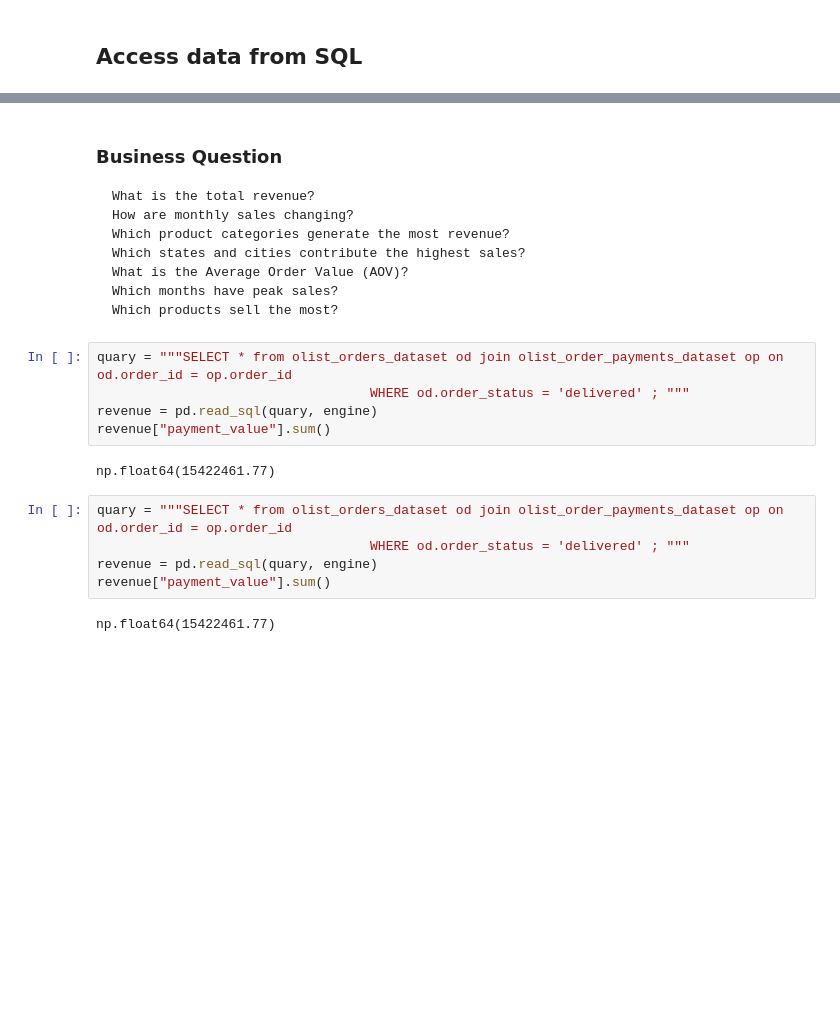
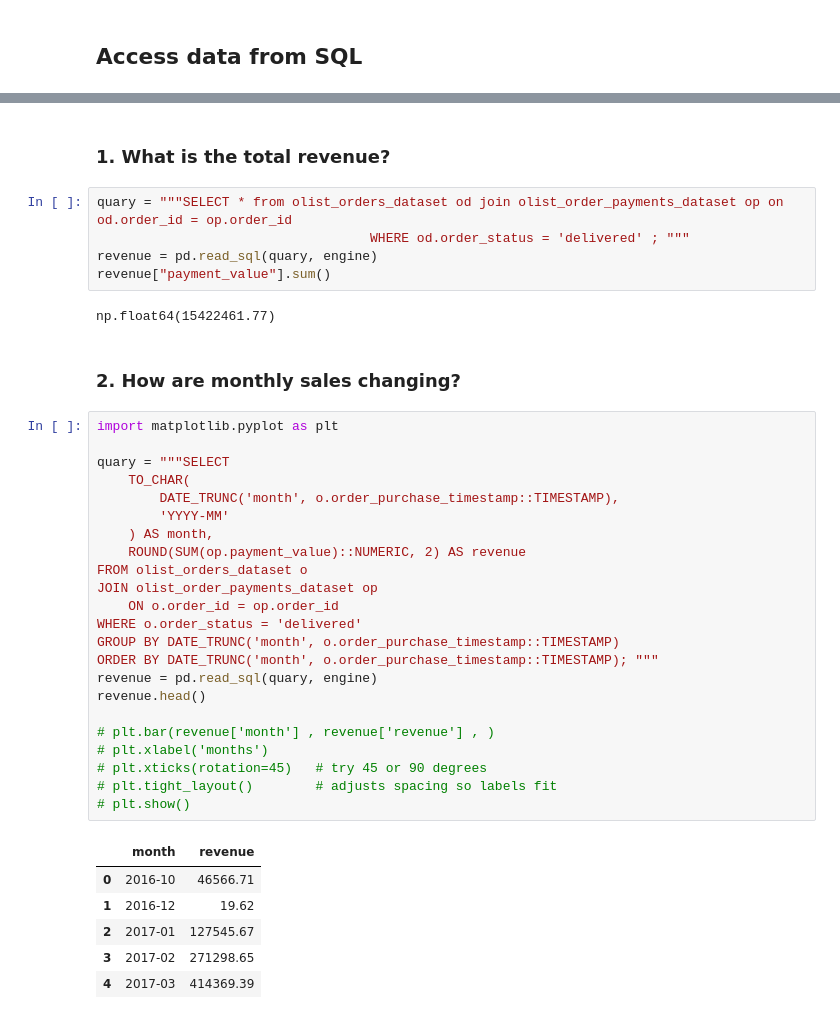
Before and after one commit to Nikhilprajapati4/Sales-analysis, a Jupyter notebook: notebook/SQL.ipynb, the cells around one changed output, grey strips where cells are left out. Saved outputs shown, nothing was run; the diff lists cells and outputs as text; blank space fills up the shorter version.

```diff
--- a/notebook/SQL.ipynb
+++ b/notebook/SQL.ipynb
@@ -111,15 +122,8 @@ Index(['review_id', 'order_id', 'review_score', 'review_comment_title',
 | 1 | 80e641a11e56f04c1ad469d5645fdfde | a548910a1c6147796b98fdf73dbeba33 | 5 | None | None | 2018-03-10 00:00:00 | ... |
 | 2 | 228ce5500dc1d8e020d8d1322874b6f0 | f9e4b658b201a9f2ecdecbb34bed034b | 5 | None | None | 2018-02-17 00:00:00 | ... |
 ... (6 outputs left out)
-# %% [markdown]
-### Business Question
-    What is the total revenue?
-    How are monthly sales changing?
-    Which product categories generate the most revenue?
-    Which states and cities contribute the highest sales?
-    What is the Average Order Value (AOV)?
-    Which months have peak sales?
-    Which products sell the most?
+# %% [markdown]
+### 1. What is the total revenue?
 # %%
 quary = """SELECT * from olist_orders_dataset od join olist_order_payments_dataset op on od.order_id = op.order_id
                                    WHERE od.order_status = 'delivered' ; """
@@ -127,10 +131,35 @@ revenue = pd.read_sql(quary, engine)
 revenue["payment_value"].sum()
 # %% [output]
 np.float64(15422461.77)
+# %% [markdown]
+### 2. How are monthly sales changing?
 # %%
-quary = """SELECT * from olist_orders_dataset od join olist_order_payments_dataset op on od.order_id = op.order_id
-                                   WHERE od.order_status = 'delivered' ; """
+import matplotlib.pyplot as plt
+
+quary = """SELECT
+    TO_CHAR(
+        DATE_TRUNC('month', o.order_purchase_timestamp::TIMESTAMP),
+        'YYYY-MM'
+    ) AS month,
+    ROUND(SUM(op.payment_value)::NUMERIC, 2) AS revenue
+FROM olist_orders_dataset o
+JOIN olist_order_payments_dataset op
+    ON o.order_id = op.order_id
+WHERE o.order_status = 'delivered'
+GROUP BY DATE_TRUNC('month', o.order_purchase_timestamp::TIMESTAMP)
+ORDER BY DATE_TRUNC('month', o.order_purchase_timestamp::TIMESTAMP); """
 revenue = pd.read_sql(quary, engine)
-revenue["payment_value"].sum()
+revenue.head()
+
+# plt.bar(revenue['month'] , revenue['revenue'] , )
+# plt.xlabel('months')
+# plt.xticks(rotation=45)   # try 45 or 90 degrees
+# plt.tight_layout()        # adjusts spacing so labels fit
+# plt.show()
 # %% [output]
-np.float64(15422461.77)
+|  | month | revenue |
+| 0 | 2016-10 | 46566.71 |
+| 1 | 2016-12 | 19.62 |
+| 2 | 2017-01 | 127545.67 |
+| 3 | 2017-02 | 271298.65 |
+| 4 | 2017-03 | 414369.39 |
```
Also changed, not shown: parts of 18 cells of this notebook, 1 other file.
